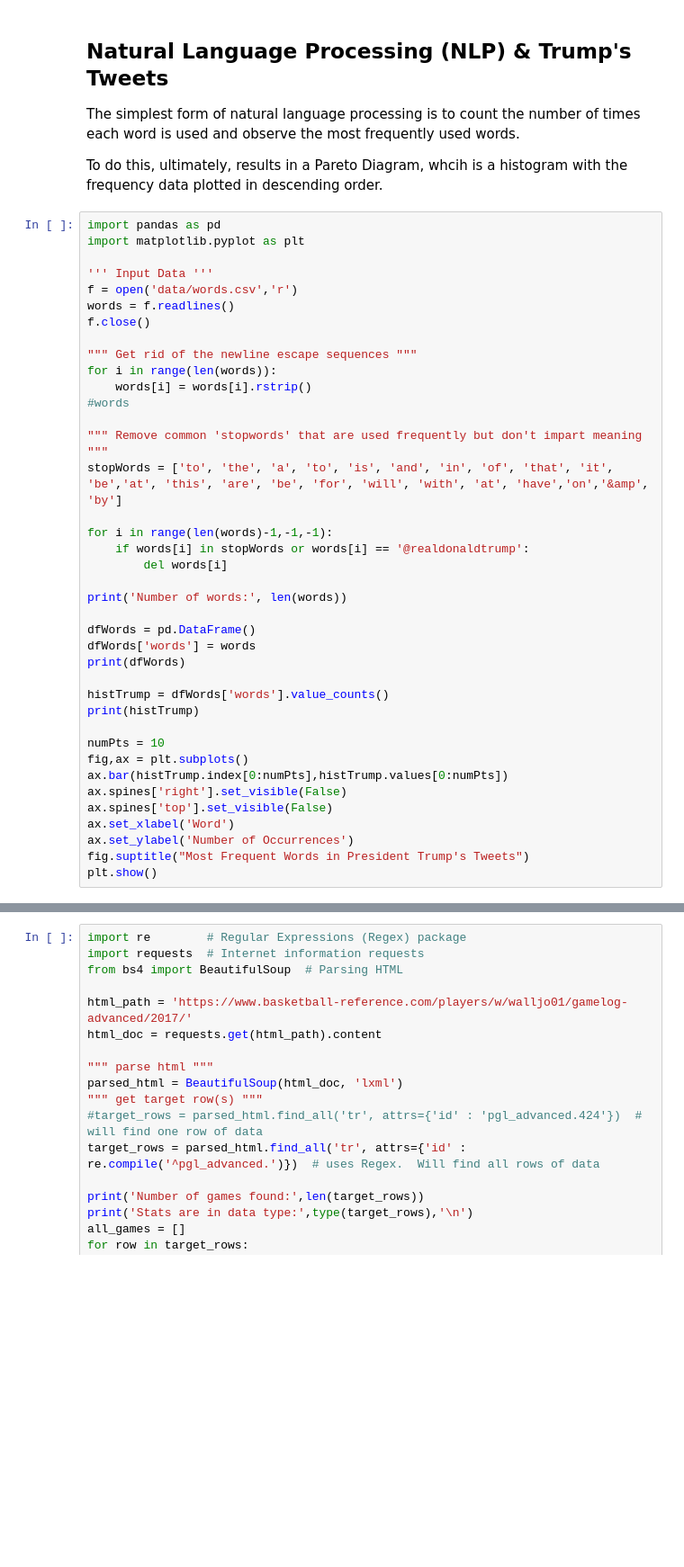
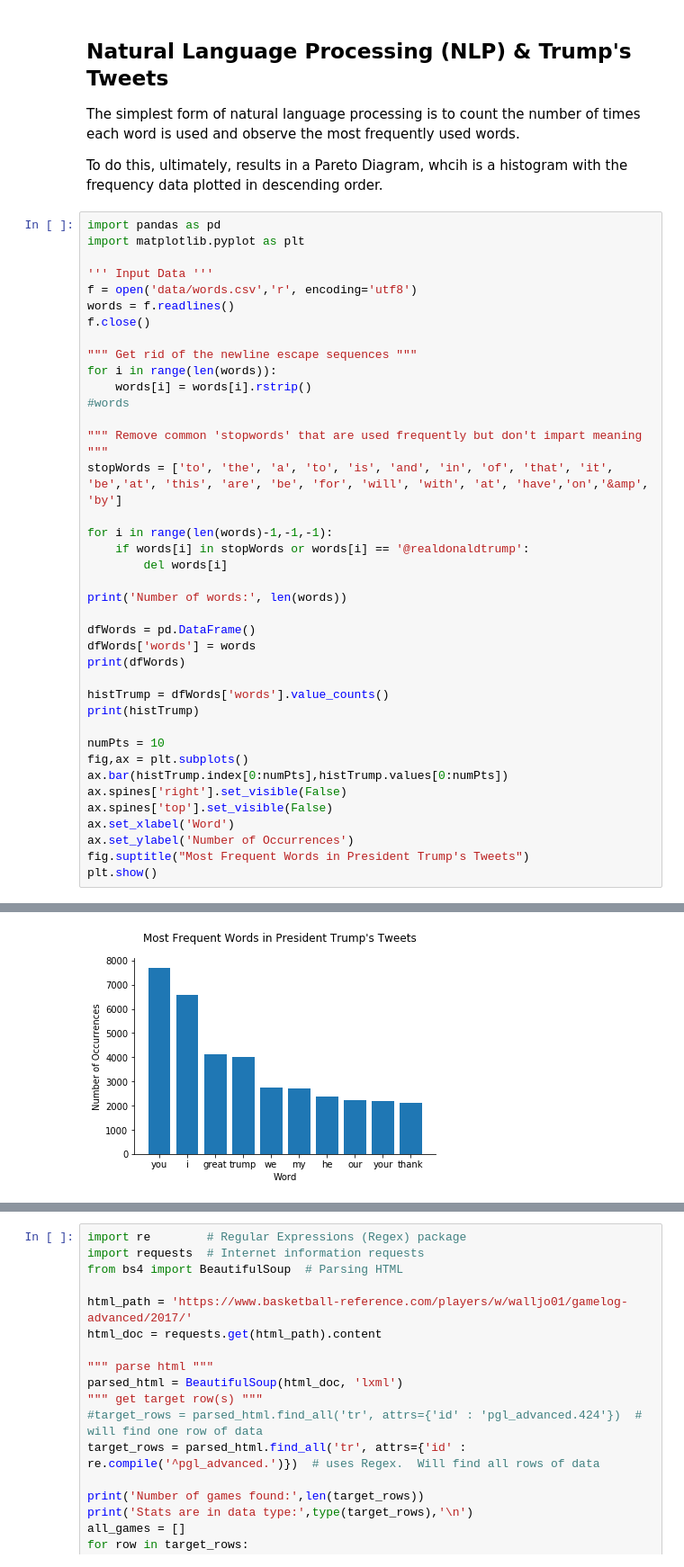
Before and after one commit to erinliebe/msbi, a Jupyter notebook: Python101MSBI.ipynb, the cells around one changed output, grey strips where cells are left out. Shown at 90% size. Drawn from its saved outputs; the diff is of its cells as text; blank space fills up the shorter version.

```diff
--- a/Python101MSBI.ipynb
+++ b/Python101MSBI.ipynb
@@ -183,7 +183,7 @@ import pandas as pd
 import matplotlib.pyplot as plt
 
 ''' Input Data '''
-f = open('data/words.csv','r')
+f = open('data/words.csv','r', encoding='utf8')
 words = f.readlines()
 f.close()
 
@@ -217,3 +217,4 @@ ax.set_xlabel('Word')
 ax.set_ylabel('Number of Occurrences')
 fig.suptitle("Most Frequent Words in President Trump's Tweets")
 plt.show()
+# %% [output]
@@ -220,3 +238,4 @@ plt.show()
+[figure, added]
 # %% [markdown]
 ## Webscraping
 
```
Also changed, not shown: parts of 1 cell of this notebook.
